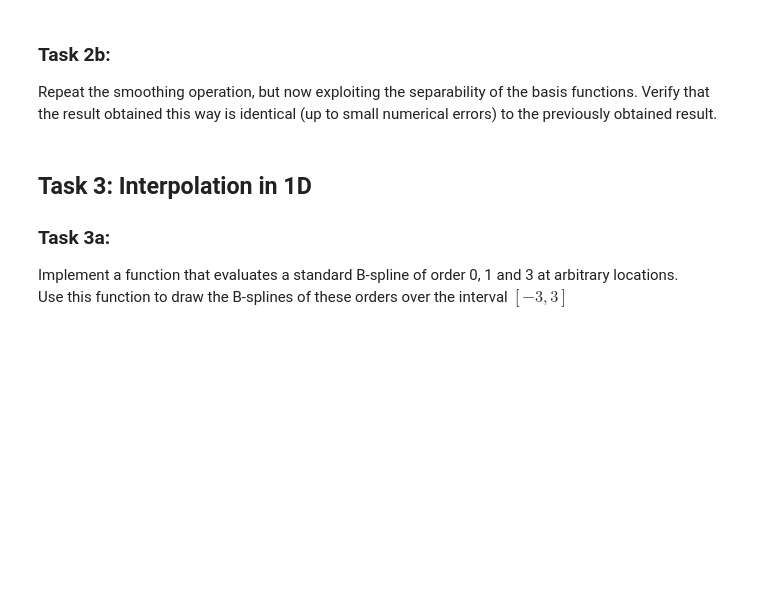
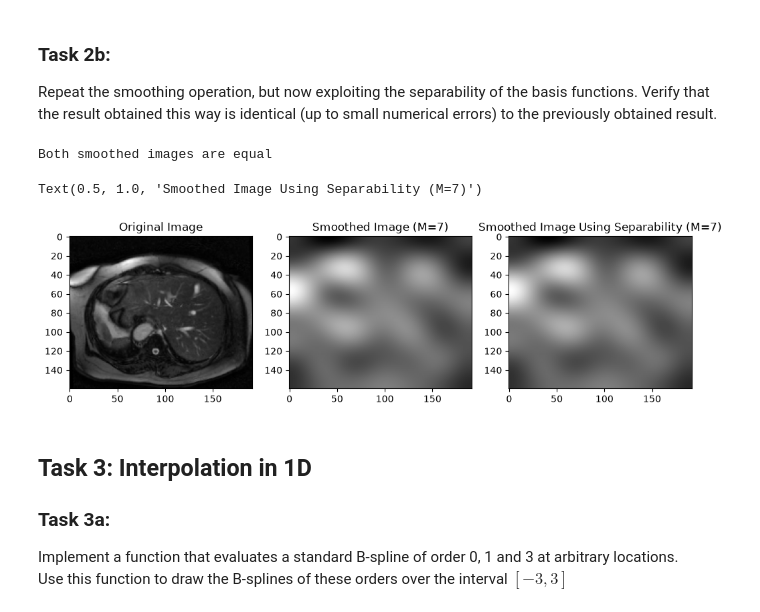
Before and after one commit to gallego-c/medical-image-analysis-lab1, a Jupyter notebook: Ex1/Ex1.ipynb, the cells around one changed output. Cells and saved outputs as stored; diff of their text form; code cells hidden in the pictures; blank space fills up the shorter version.

```diff
--- a/Ex1/Ex1.ipynb
+++ b/Ex1/Ex1.ipynb
@@ -95,6 +197,46 @@ Hints:
 Repeat the smoothing operation, but now exploiting the separability of the
 basis functions. Verify that the result obtained this way is identical (up to small
 numerical errors) to the previously obtained result.
+# %%
+tPhi1 = phi1.T
+S1 = np.matmul(tPhi1, phi1)
+S1 = np.matmul(phi1, np.linalg.inv(S1))
+S1 = np.matmul(S1, tPhi1)
+
+tPhi2 = phi2.T
+S2 = np.matmul(tPhi2, phi2)
+S2 = np.matmul(phi2, np.linalg.inv(S2))
+S2 = np.matmul(S2, tPhi2)
+
+tHatSeparated = np.matmul(S1, T)
+tHatSeparated = np.matmul(tHatSeparated, S2.T)
+
+w, h = tHatSeparated.shape
+equal = True
+for i in range(w):
+    for j in range(h):
+        if tHatSeparated[i][j] - THat_2D[i][j] > 0.00036:
+            equal = False
+            break
+
+if equal:
+    print("Both smoothed images are equal")
+else:
+    print("Error! smoothed images are not equal!")
+
+fix, ax = plt.subplots(1, 3, figsize=(12, 6))
+ax[0].imshow(T, cmap='gray', aspect='equal')
+ax[0].set_title("Original Image")
+
+ax[1].imshow(THat_2D, cmap='gray', aspect='equal')
+ax[1].set_title(f"Smoothed Image (M={M})")
+
+ax[2].imshow(tHatSeparated, cmap='gray', aspect='equal')
+ax[2].set_title(f"Smoothed Image Using Separability (M={M})")
+# %% [output]
+Both smoothed images are equal
+Text(0.5, 1.0, 'Smoothed Image Using Separability (M=7)')
+[figure, added]
 # %% [markdown]
 ## Task 3: Interpolation in 1D
 ### Task 3a:
```
Also changed, not shown: parts of 3 cells of this notebook.
